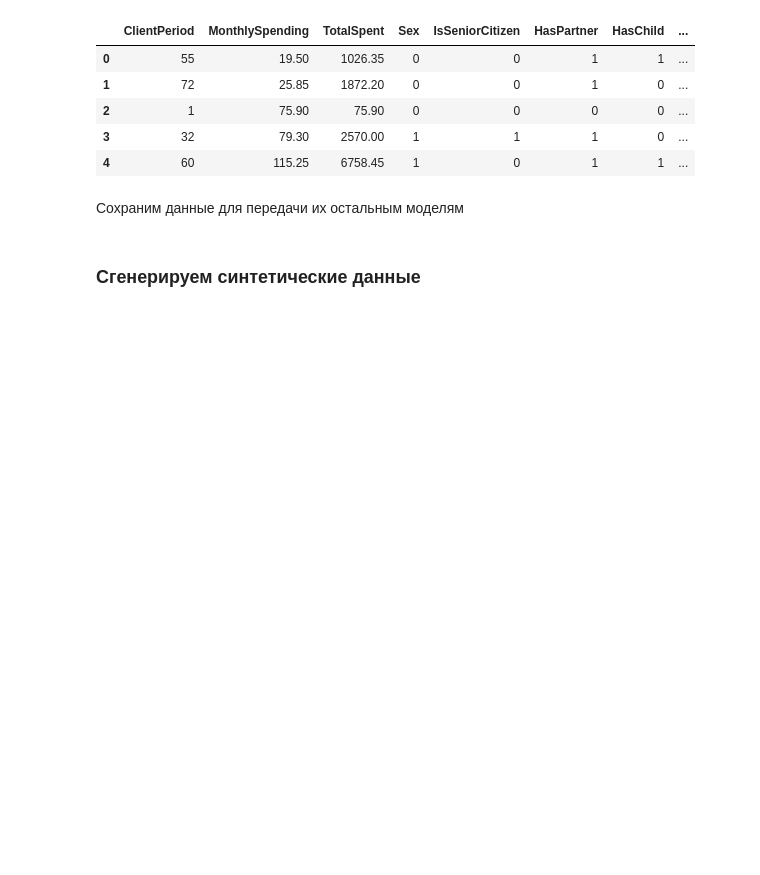
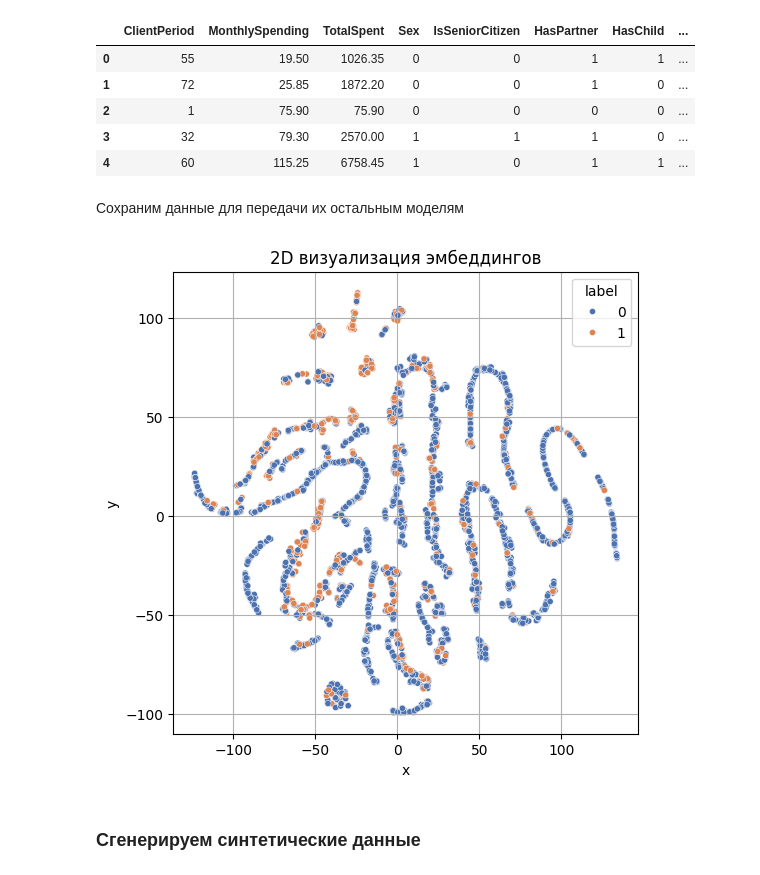
Before and after one commit to Chillibumbik/ML_study, a Jupyter notebook: first_practical_task/best_models.ipynb, the cells around one changed output. Saved outputs shown, nothing was run; the diff lists cells and outputs as text; code cells hidden in the pictures; blank space fills up the shorter version.

```diff
--- a/first_practical_task/best_models.ipynb
+++ b/first_practical_task/best_models.ipynb
@@ -365,6 +365,25 @@ import_data = {
 
 with open("import_data.pkl", "wb") as f:
     pickle.dump(import_data, f)
+# %%
+from sklearn.manifold import TSNE
+
+x_emb = TSNE(n_components=2, perplexity=12, n_iter=1000, learning_rate=500, random_state=42).fit_transform(train_x)
+# %%
+
+df = pd.DataFrame({
+    'x': x_emb[:, 0],
+    'y': x_emb[:, 1],
+    'label': train_y
+})
+
+plt.figure(figsize=(6, 6))
+sns.scatterplot(data=df, x='x', y='y', hue='label', palette='deep', s=20)
+plt.title("2D визуализация эмбеддингов")
+plt.grid(True)
+plt.show()
+# %% [output]
+[figure, added]
 # %% [markdown]
 ### Сгенерируем синтетические данные
 # %%
```
Also changed, not shown: parts of 4 cells of this notebook, 2 other files.
